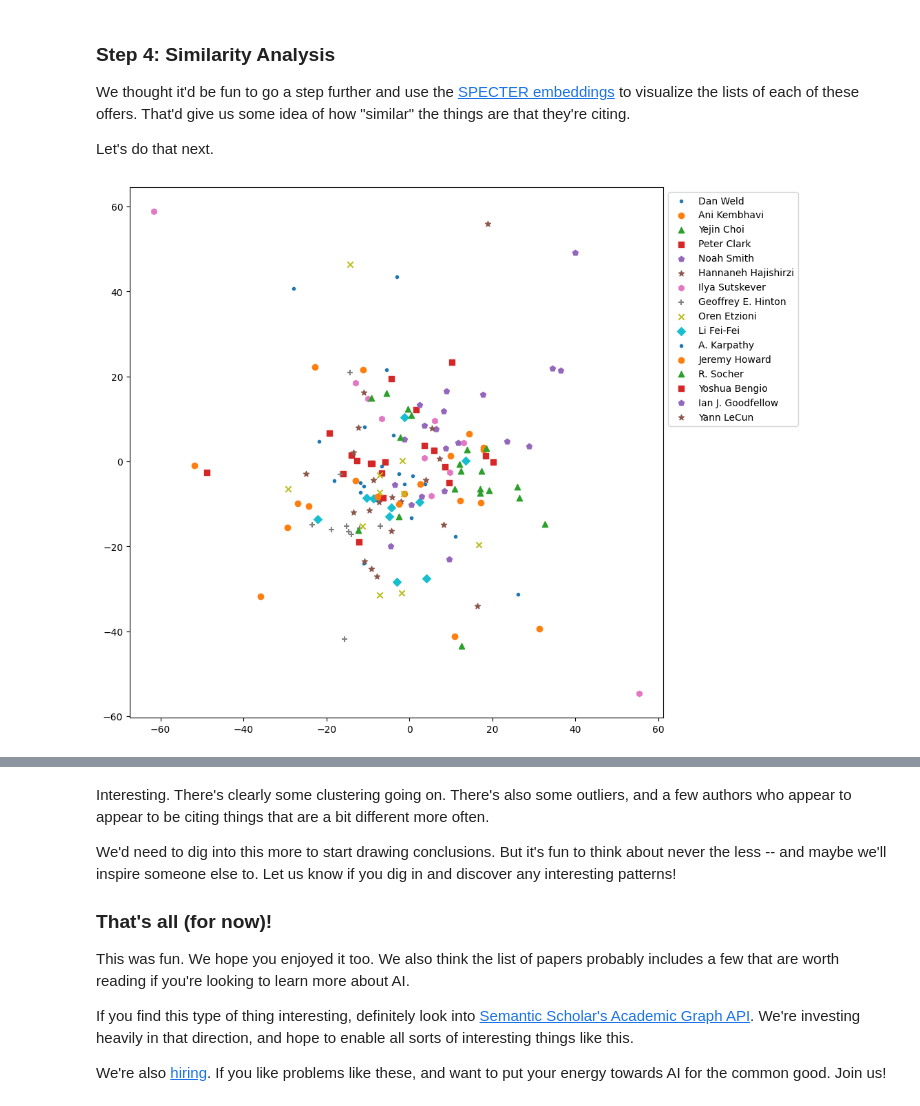
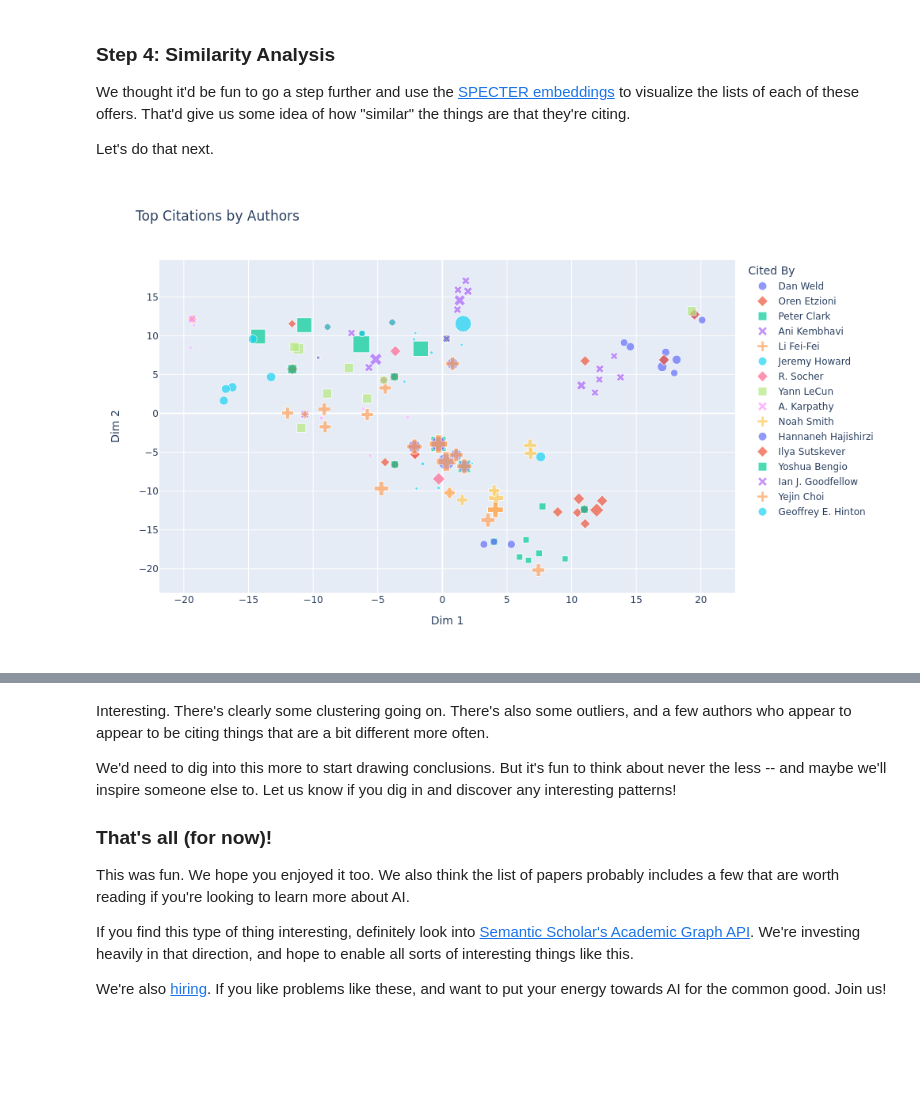
Before and after one commit to allenai/author-explorer, a Jupyter notebook: AuthorTopCitedPapers.ipynb, the cells around one changed output, grey strips where cells are left out. Drawn from its saved outputs; the diff is of its cells as text; code cells hidden in the pictures; blank space fills up the shorter version.

```diff
--- a/AuthorTopCitedPapers.ipynb
+++ b/AuthorTopCitedPapers.ipynb
@@ -335,36 +336,40 @@ We thought it'd be fun to go a step further and use the [SPECTER embeddings](htt
 
 Let's do that next.
 # %%
-from sklearn import manifold
+from sklearn.manifold import TSNE
 
-import matplotlib.pyplot as plt
-import numpy
-
-t_sne = manifold.TSNE(
-    n_components=2,
-    perplexity=5,
-    init="random",
-    n_iter=250,
-    random_state=0,
-)
-
-by_author = {}
-for p in papers:
-    for n in p["names"]:
-        if n not in by_author:
-            by_author[n] = []
-        if len(p["embedding"]) > 0:
-            by_author[n].append(p["embedding"])
-
-fig, ax = plt.subplots(figsize=(10,10))
-m = [".", "o", "^", "s", "p", "*", "h", "+", "x", "D"]
-
-for (i, (name, paper_embeddings)) in tqdm(enumerate(by_author.items())):
-    sne = t_sne.fit_transform(numpy.array(paper_embeddings))
-    x, y = sne.T
-    ax.scatter(x, y, label=name, marker=m[i % len(m)])
-
-ax.legend(bbox_to_anchor=(1, 1))
-plt.show()
+import plotly.express as px
+import numpy as np
-# %% [output]
-[figure, removed]
+# %%
+unique_papers = dict()
+for p in tqdm(papers):
+    if p["sha"] not in unique_papers:
+        unique_papers[p["sha"]]=p
+    else:
+        unique_papers[p["sha"]]["names"]+=p["names"]
+
+author_paper_idx = dict()
+for i, p in tqdm(enumerate(unique_papers)):
+    for aname in unique_papers[p]["names"]:
+        if aname not in author_paper_idx:
+            author_paper_idx[aname] = []
+        author_paper_idx[aname].append((unique_papers[p]["sha"], i))
+# %%
+unique_paper_embs = np.array([unique_papers[p]["embedding"] for p in unique_papers])
+
+reduced_embs = TSNE(
+    n_components=2,
+    perplexity=10,
+    init="pca",
+    n_iter=400,
+    early_exaggeration=20,
+    random_state=0,
+).fit_transform(unique_paper_embs)
+# %%
+reduced_comps = []
+for aname, ids in author_paper_idx.items():
+    for idx in ids:
+        reduced_comps.append({"Dim 1": reduced_embs[idx[1]][0], "Dim 2": reduced_embs[idx[1]][1],
+                              "Title": unique_papers[idx[0]]["title"], "Citations": unique_papers[idx[0]]["n_citations"],
+                              "Cited By": aname})
+reduced_df = pd.DataFrame(reduced_comps)
@@ -370,0 +382,7 @@ plt.show()
+# %%
+fig=px.scatter(reduced_df, x="Dim 1", y="Dim 2", color="Cited By", symbol="Cited By", title="Top Citations by Authors",
+               hover_data=["Title"], size="Citations", size_max=15)
+fig.show("png")
+fig.show()
+# %% [output]
+[figure, added]
```
Also changed, not shown: parts of 6 cells of this notebook, 1 other file.
